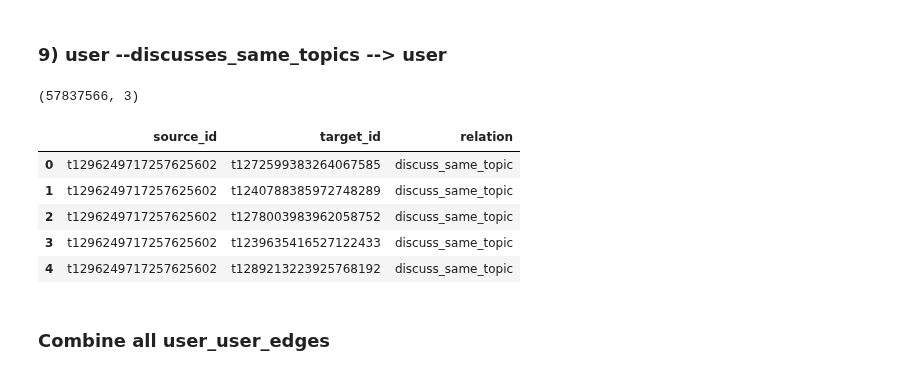
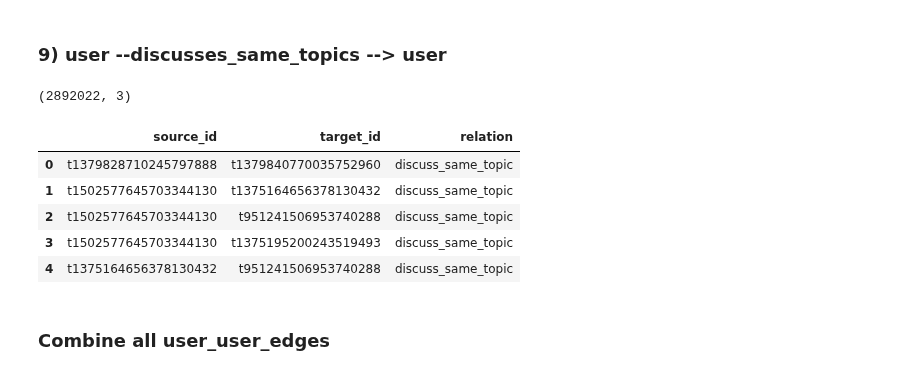
Before and after one commit to iiank/Twitter-Bot-Fraud-Detection, a Jupyter notebook: graph.ipynb, the cells around one changed output. Cells and saved outputs as stored; diff of their text form; code cells hidden in the pictures.

```diff
--- a/graph.ipynb
+++ b/graph.ipynb
@@ -412,7 +410,7 @@ df_membership_to_owner.head()
 from itertools import combinations
 
 #Limit the number of user
-MAX_USERS_PER_HASHTAG = 100
+MAX_USERS_PER_HASHTAG = 10
 
 df_discuss_pairs = (
     df_discuss_base[["source_id", "target_id"]]
@@ -428,39 +426,39 @@ df_discuss_pairs["hashtag_id"] = df_discuss_pairs["hashtag_id"].astype(str)
 edge_parts = []
 
 for hashtag_id, users in df_discuss_pairs.groupby("hashtag_id", sort=False)["source_id"]:
     users = pd.unique(users)
 
     if len(users) < 2:
         continue
     if len(users) > MAX_USERS_PER_HASHTAG:
         continue
 
     part = pd.DataFrame(combinations(users, 2), columns=["source_id", "target_id"])
     edge_parts.append(part)
 
 if edge_parts:
     df_topics_user = pd.concat(edge_parts, ignore_index=True)
 else:
     df_topics_user = pd.DataFrame(columns=["source_id", "target_id"])
 
 df_topics_user_rev = df_topics_user.rename(
     columns={"source_id": "target_id", "target_id": "source_id"}
 )
 
 df_topics_user = pd.concat([df_topics_user, df_topics_user_rev], ignore_index=True)
 df_topics_user["relation"] = "discuss_same_topic"
 df_topics_user = df_topics_user[["source_id", "target_id", "relation"]]
 
 print(df_topics_user.shape)
 df_topics_user.head()
 # %% [output]
-(57837566, 3)
+(2892022, 3)
 |  | source_id | target_id | relation |
-| 0 | t1296249717257625602 | t1272599383264067585 | discuss_same_topic |
-| 1 | t1296249717257625602 | t1240788385972748289 | discuss_same_topic |
-| 2 | t1296249717257625602 | t1278003983962058752 | discuss_same_topic |
-| 3 | t1296249717257625602 | t1239635416527122433 | discuss_same_topic |
-| 4 | t1296249717257625602 | t1289213223925768192 | discuss_same_topic |
+| 0 | t1379828710245797888 | t1379840770035752960 | discuss_same_topic |
+| 1 | t1502577645703344130 | t1375164656378130432 | discuss_same_topic |
+| 2 | t1502577645703344130 | t951241506953740288 | discuss_same_topic |
+| 3 | t1502577645703344130 | t1375195200243519493 | discuss_same_topic |
+| 4 | t1375164656378130432 | t951241506953740288 | discuss_same_topic |
 # %%
 def aggregate_edges(df):
     return (
```
Also changed, not shown: parts of 41 cells of this notebook.
